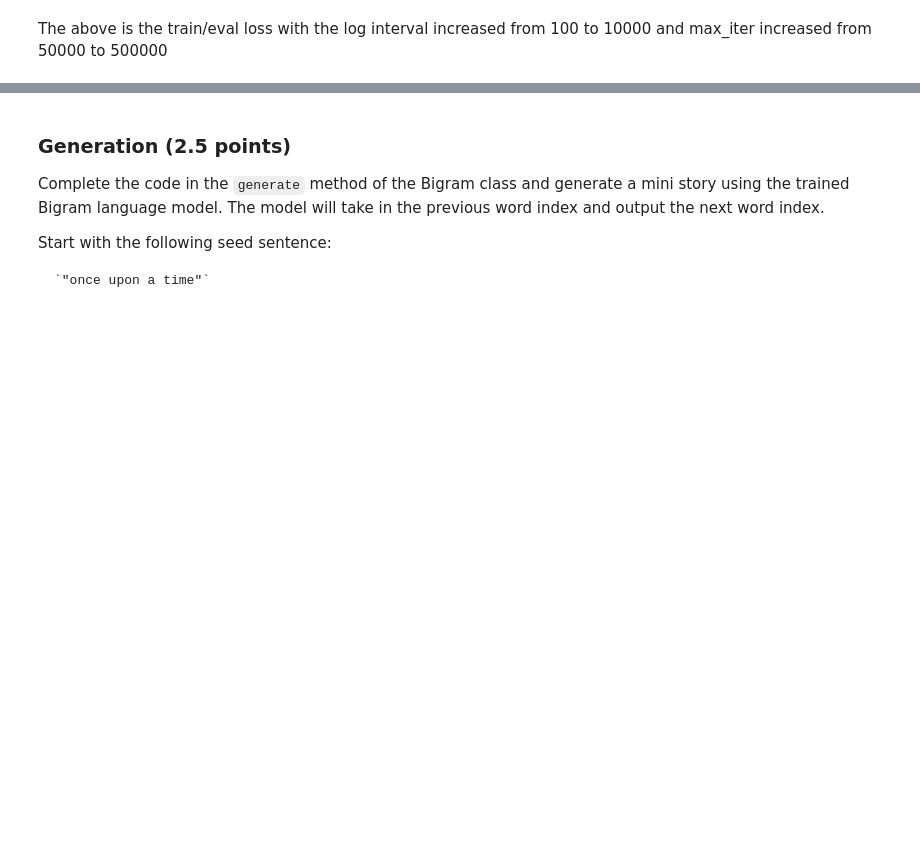
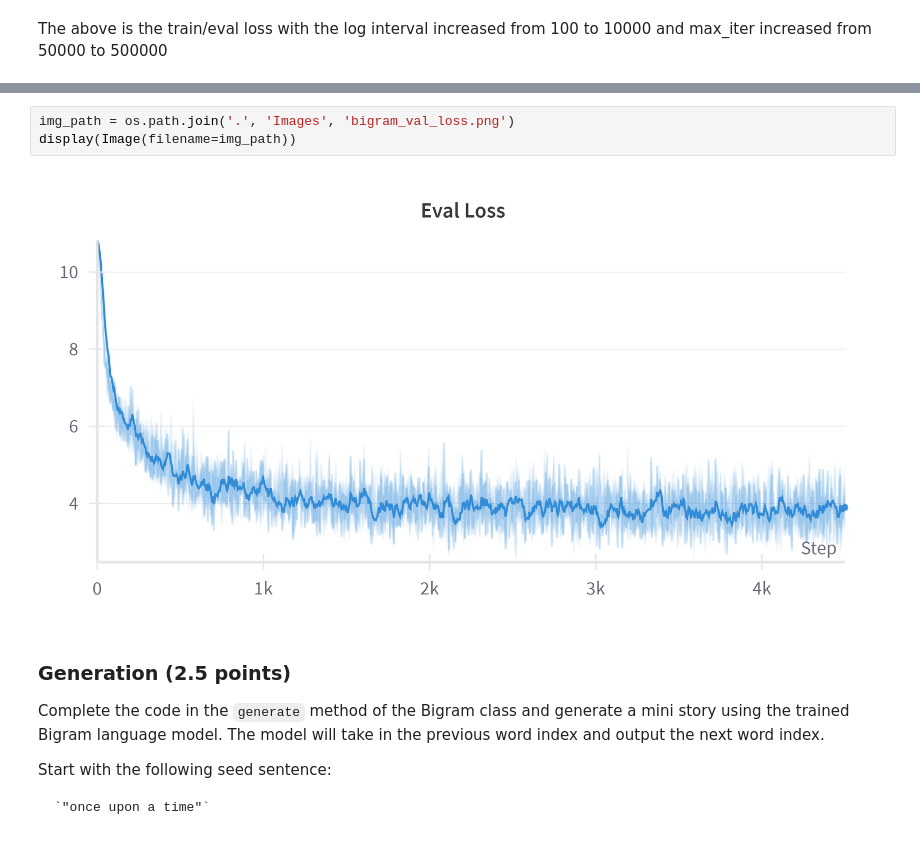
Before and after one commit to kbaseba/239AS_2, a Jupyter notebook: Project_3/Language_Modelling.ipynb, the cells around one changed output, grey strips where cells are left out. Cells and saved outputs as stored; diff of their text form; blank space fills up the shorter version.

```diff
--- a/Project_3/Language_Modelling.ipynb
+++ b/Project_3/Language_Modelling.ipynb
@@ -131,3 +134,8 @@ Image(url= "results/bigram_val_loss.png")
+# %%
+img_path = os.path.join('.', 'Images', 'bigram_val_loss.png')
+display(Image(filename=img_path))
+# %% [output]
+[figure, added]
 # %% [markdown]
 ### Generation (2.5 points)
 
```
Also changed, not shown: parts of 4 cells of this notebook, 7 other files.
